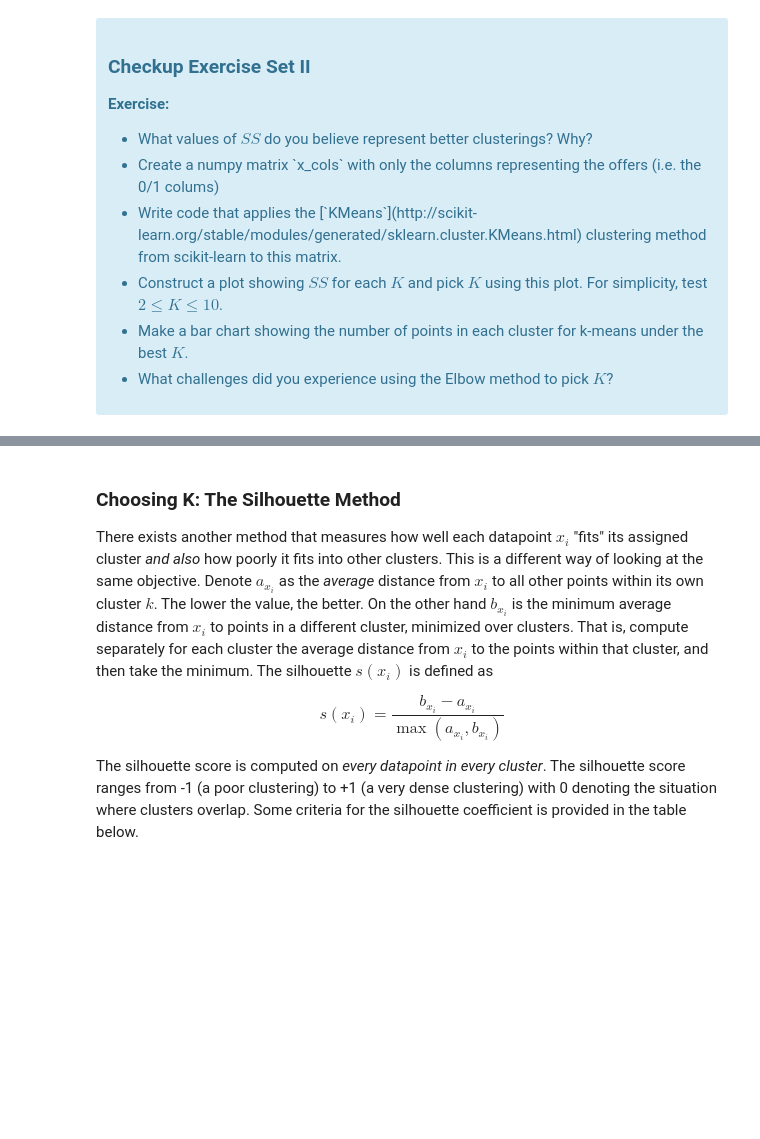
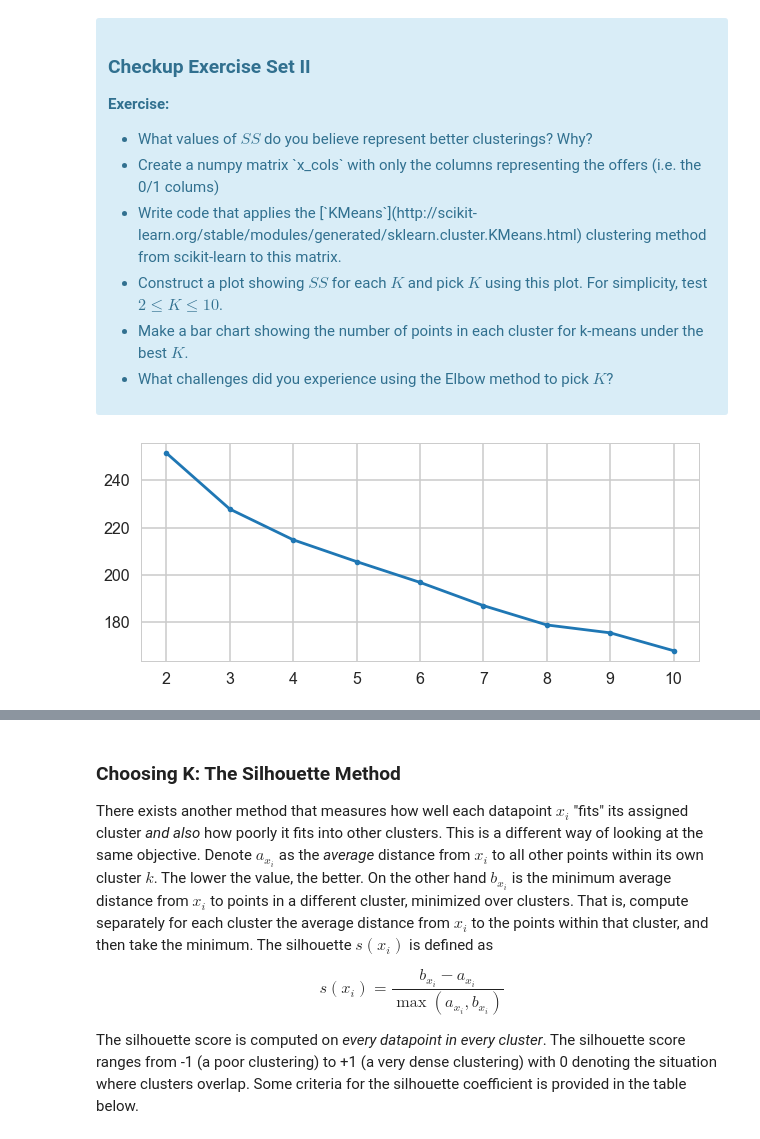
Before and after one commit to raymondgh/springboard-data-science, a Jupyter notebook: Minor Projects and Exercises/Clustering - Customer Segmentation/Mini_Project_Clustering.ipynb, the cells around one changed output, grey strips where cells are left out. Drawn from its saved outputs; the diff is of its cells as text; code cells hidden in the pictures; blank space fills up the shorter version.

```diff
--- a/Minor Projects and Exercises/Clustering - Customer Segmentation/Mini_Project_Clustering.ipynb
+++ b/Minor Projects and Exercises/Clustering - Customer Segmentation/Mini_Project_Clustering.ipynb
@@ -48,0 +64,5 @@ The first thing we need is a way to compare customers. To do this, we're going t
+# %%
+#your turn
+df = pd.merge(df_offers, df_transactions)
+df = df.pivot_table(index="customer_name", columns="offer_id", values="n").fillna(0)
+df.head()
@@ -76,0 +104,16 @@ where $x_i$ is a point, $C_k$ represents cluster $k$ and $\mu_k$ is the centroid
+# %%
+# your turn
+x_cols = df.values
+ks = np.arange(2,11)
+inertias = []
+
+for k in ks:
+    kmeans = sklearn.cluster.KMeans(n_clusters = k, random_state=36)
+    kmeans.fit(x_cols)
+    inertias.append(kmeans.inertia_)
+# %%
+plt.figure(figsize=(10,4))
+plt.plot(ks, inertias, marker=".")
+plt.show()
+# %% [output]
+[figure, added]
```
Also changed, not shown: parts of 26 cells of this notebook.
